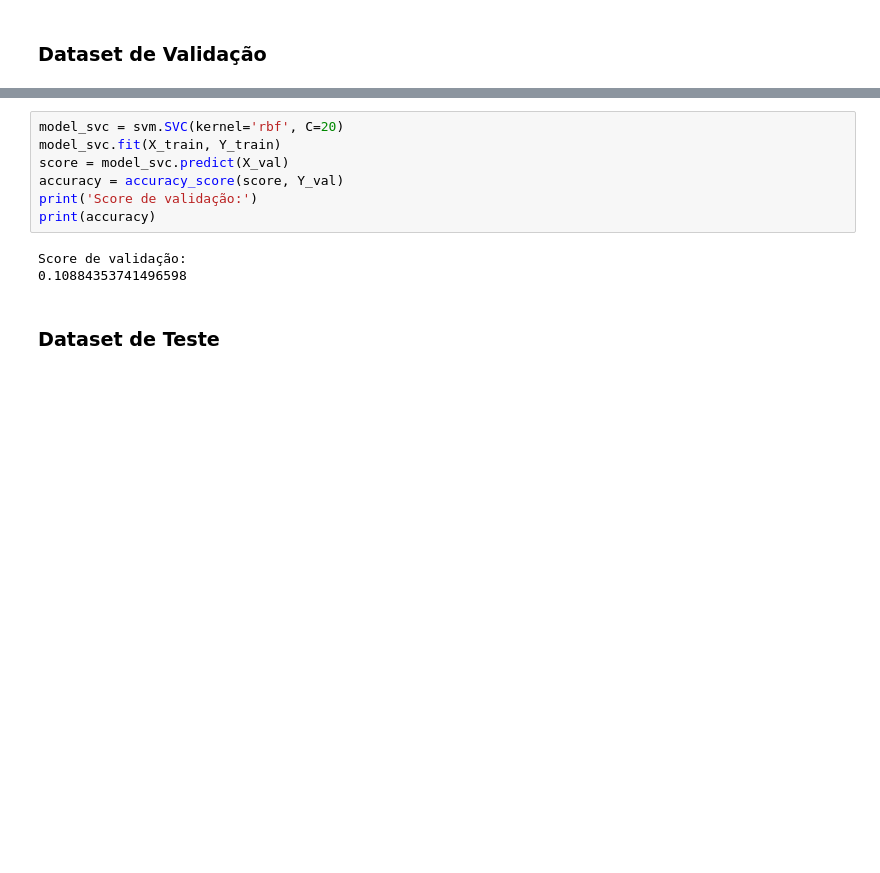
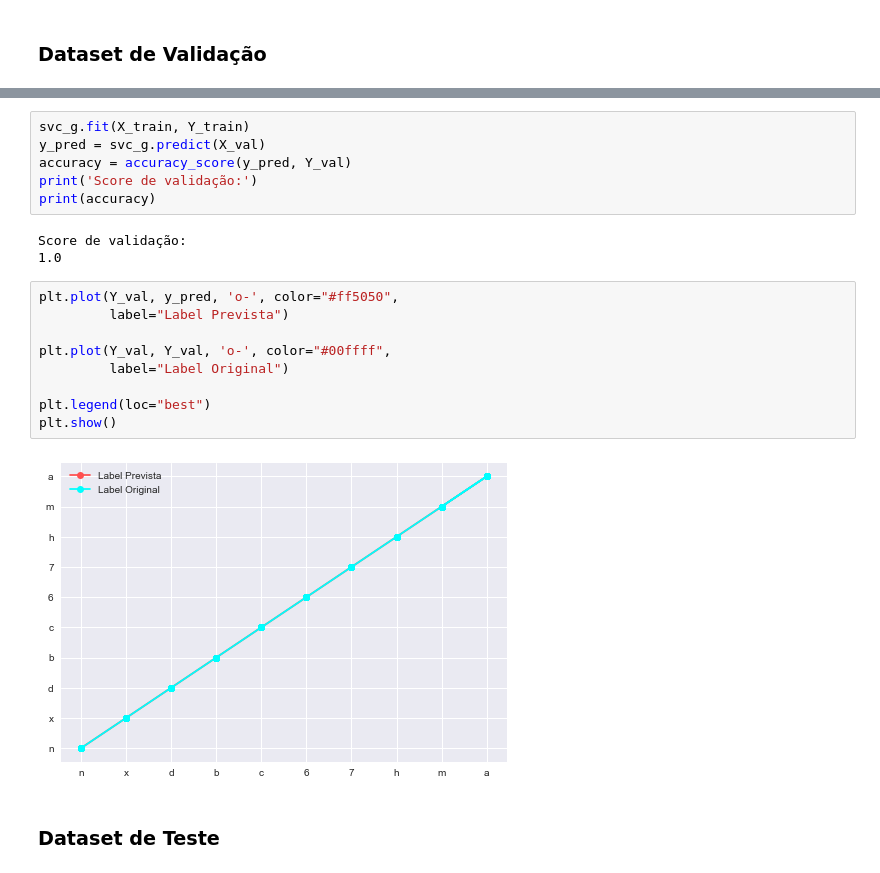
Before and after one commit to flaviajanine/MD-audio-classify, a Jupyter notebook: classifier.ipynb, the cells around one changed output, grey strips where cells are left out. Drawn from its saved outputs; the diff is of its cells as text; blank space fills up the shorter version.

```diff
--- a/classifier.ipynb
+++ b/classifier.ipynb
@@ -264,13 +314,23 @@ print(Y_val)
 # %%
-model_svc = svm.SVC(kernel='rbf', C=20)
-model_svc.fit(X_train, Y_train)
-score = model_svc.predict(X_val)
-accuracy = accuracy_score(score, Y_val)
+svc_g.fit(X_train, Y_train)
+y_pred = svc_g.predict(X_val)
+accuracy = accuracy_score(y_pred, Y_val)
 print('Score de validação:')
 print(accuracy)
 # %% [output]
 Score de validação:
-0.10884353741496598
+1.0
+# %%
+plt.plot(Y_val, y_pred, 'o-', color="#ff5050",
+         label="Label Prevista")
+
+plt.plot(Y_val, Y_val, 'o-', color="#00ffff",
+         label="Label Original")
+
+plt.legend(loc="best")
+plt.show()
+# %% [output]
+[figure, added]
 # %% [markdown]
 ### Dataset de Teste
 # %%
```
Also changed, not shown: parts of 13 cells of this notebook, 30 other files.
